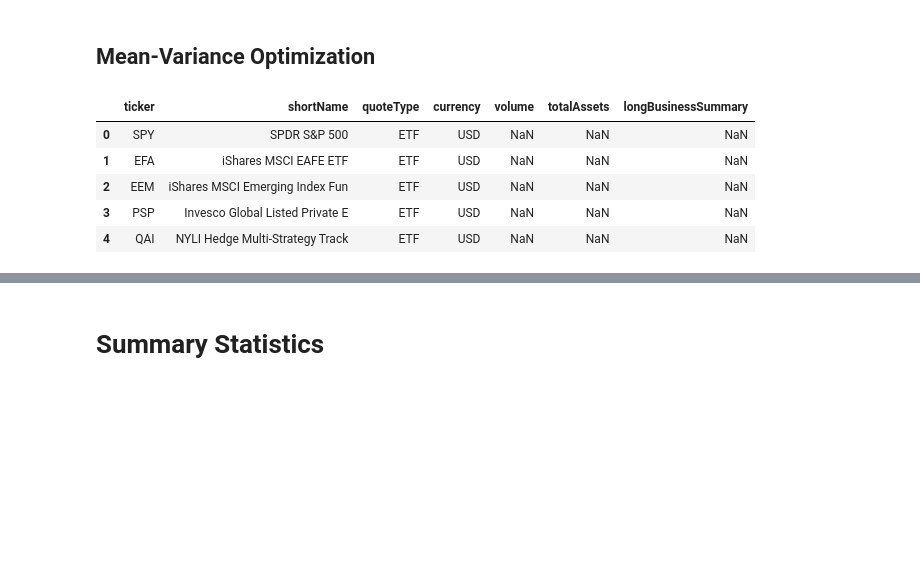
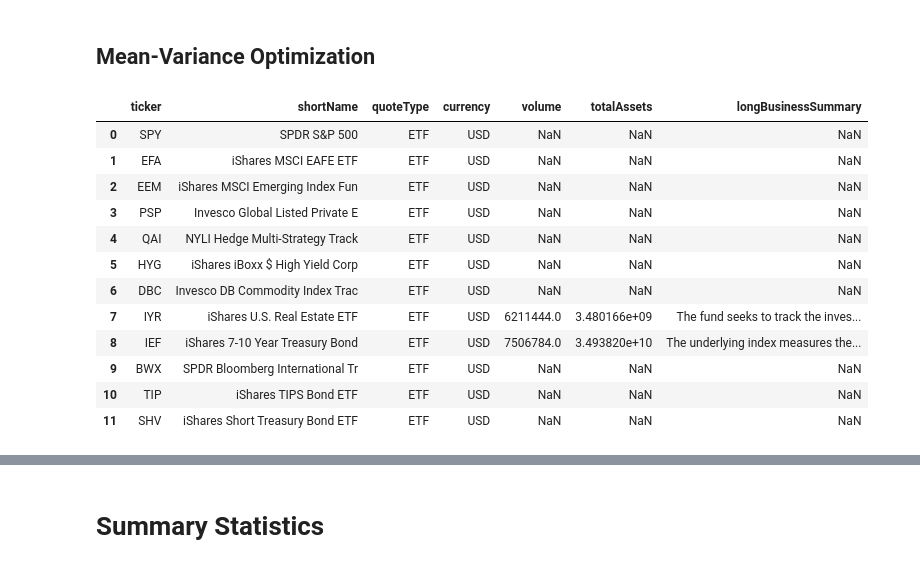
Before and after one commit to mmiah00/FINM-36700-HW-1, a Jupyter notebook: HW1.ipynb, the cells around one changed output, grey strips where cells are left out. Drawn from its saved outputs; the diff is of its cells as text; code cells hidden in the pictures; blank space fills up the shorter version.

```diff
--- a/HW1.ipynb
+++ b/HW1.ipynb
@@ -7,15 +7,22 @@ import seaborn as sns
 import numpy as np
 # %%
 ticker_description = pd.read_excel("multi_asset_etf_data.xlsx", sheet_name='descriptions')
-prices = pd.read_excel("multi_asset_etf_data.xlsx", sheet_name='prices')
-tot_return = pd.read_excel("multi_asset_etf_data.xlsx", sheet_name='total returns')
-excess_return = pd.read_excel("multi_asset_etf_data.xlsx", sheet_name='excess returns')
+prices = pd.read_excel("multi_asset_etf_data.xlsx", sheet_name='prices').drop('QAI',axis=1)
+tot_return = pd.read_excel("multi_asset_etf_data.xlsx", sheet_name='total returns').drop('QAI',axis=1)
+excess_return = pd.read_excel("multi_asset_etf_data.xlsx", sheet_name='excess returns').drop('QAI',axis=1)
 
-ticker_description.head(5)
+ticker_description
 # %% [output]
 |  | ticker | shortName | quoteType | currency | volume | totalAssets | longBusinessSummary |
 | 0 | SPY | SPDR S&P 500 | ETF | USD | NaN | NaN | NaN |
 | 1 | EFA | iShares MSCI EAFE ETF | ETF | USD | NaN | NaN | NaN |
 | 2 | EEM | iShares MSCI Emerging Index Fun | ETF | USD | NaN | NaN | NaN |
 | 3 | PSP | Invesco Global Listed Private E | ETF | USD | NaN | NaN | NaN |
 | 4 | QAI | NYLI Hedge Multi-Strategy Track | ETF | USD | NaN | NaN | NaN |
+| 5 | HYG | iShares iBoxx $ High Yield Corp | ETF | USD | NaN | NaN | NaN |
+| 6 | DBC | Invesco DB Commodity Index Trac | ETF | USD | NaN | NaN | NaN |
+| 7 | IYR | iShares U.S. Real Estate ETF | ETF | USD | 6211444.0 | 3.480166e+09 | The fund seeks to track the inves... |
+| 8 | IEF | iShares 7-10 Year Treasury Bond | ETF | USD | 7506784.0 | 3.493820e+10 | The underlying index measures the... |
+| 9 | BWX | SPDR Bloomberg International Tr | ETF | USD | NaN | NaN | NaN |
+| 10 | TIP | iShares TIPS Bond ETF | ETF | USD | NaN | NaN | NaN |
+| 11 | SHV | iShares Short Treasury Bond ETF | ETF | USD | NaN | NaN | NaN |
```
Also changed, not shown: parts of 32 cells of this notebook.
